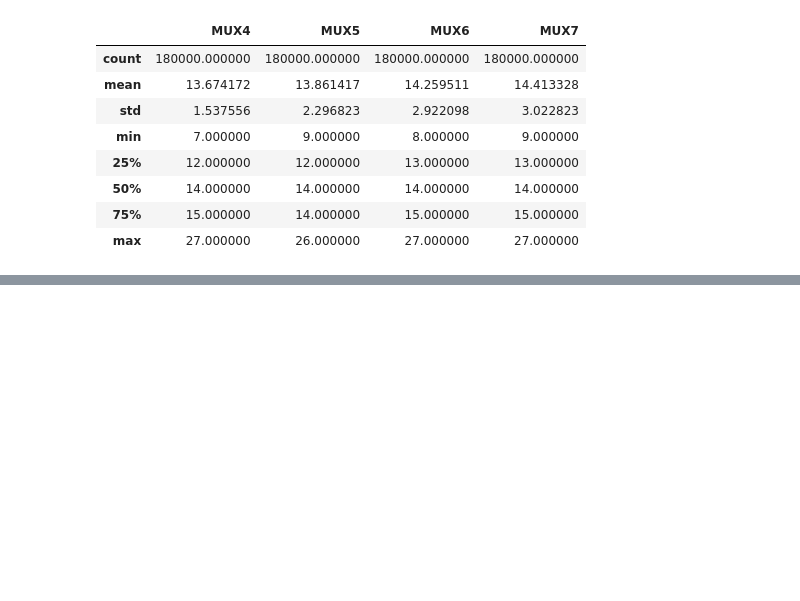
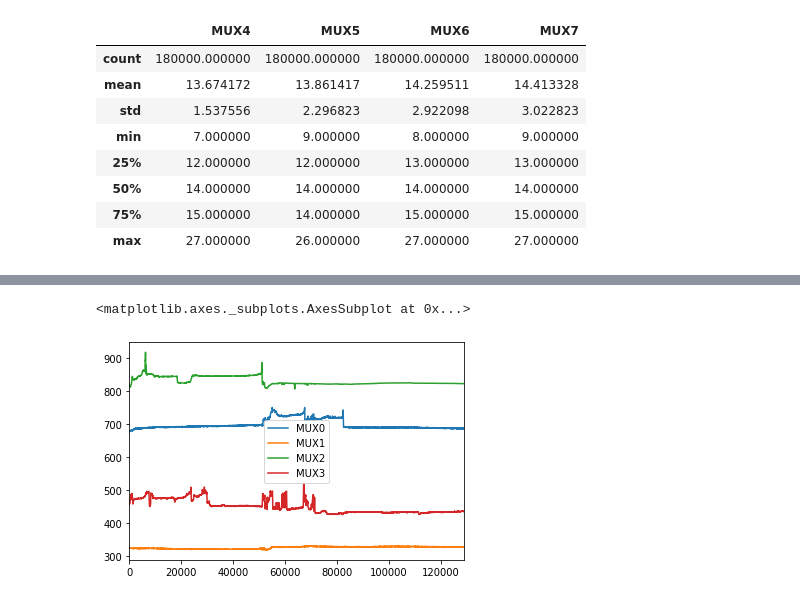
Before and after one commit to mygs/babilonia, a Jupyter notebook: research/mux-capacitive/moisture.ipynb, the cells around one changed output, grey strips where cells are left out. Cells and saved outputs as stored; diff of their text form; code cells hidden in the pictures; blank space fills up the shorter version.

Commit message:
test0003

```diff
--- a/research/mux-capacitive/moisture.ipynb
+++ b/research/mux-capacitive/moisture.ipynb
@@ -123,0 +129,2 @@ df2[['MUX4','MUX5','MUX6','MUX7']].describe()
+# %%
+df3 = pd.read_csv("test0003.csv")
@@ -123,0 +144,9 @@ df2[['MUX4','MUX5','MUX6','MUX7']].describe()
+# %%
+# MUX0 -> TUBE   I: 130g (glass+soil)
+# MUX1 -> TUBE  II: 130g (glass+soil); 165g (glass+soil+water) ~ 35g (water)
+# MUX2 -> TUBE III: air
+# MUX3 -> TUBE  IV: XXXg (glass+water)
+df3[['MUX0','MUX1','MUX2','MUX3']].rolling(90).mean().plot()
+# %% [output]
+<matplotlib.axes._subplots.AxesSubplot at 0x...>
+[figure, added]
```
Also changed, not shown: parts of 9 cells of this notebook, 1 other file.
